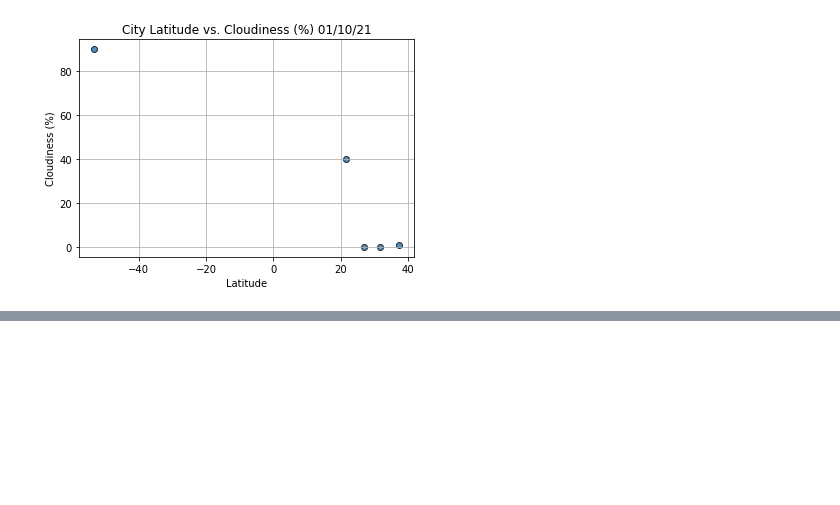
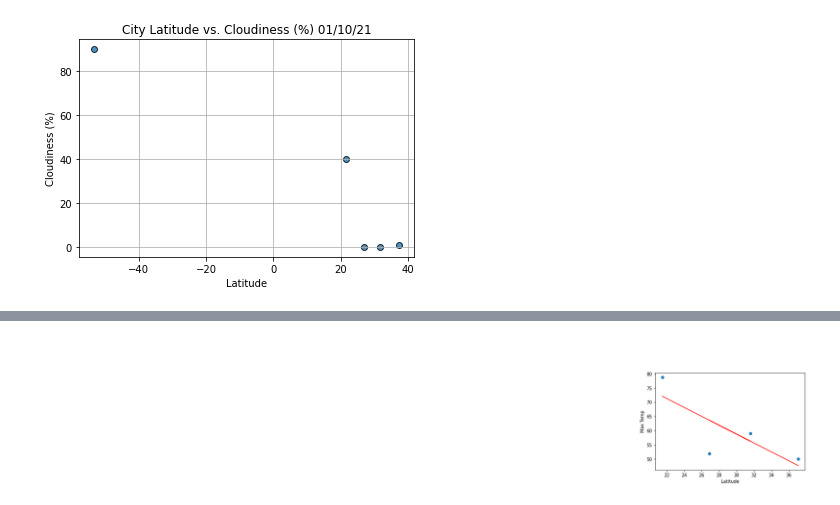
Before and after one commit to raajasrini/World_Weather_Analysis, a Jupyter notebook: WeatherPy.ipynb, the cells around one changed output, grey strips where cells are left out. Cells and saved outputs as stored; diff of their text form; code cells hidden in the pictures; blank space fills up the shorter version.

```diff
--- a/WeatherPy.ipynb
+++ b/WeatherPy.ipynb
@@ -264,0 +264,4 @@ plt.show()
+# %%
+# Create an equal number of latitudes and temperatures.
+lats = [42.5, 43.9, 8.1, 36.8, 79.9, 69.1, 25.7, 15.3, 12.7, 64.5]
+temps = [80.5, 75.3, 90.9, 90.0, 40.4, 62.3, 85.4, 79.6, 72.5, 72.0]
@@ -264,0 +325,9 @@ plt.show()
+# %%
+southern_hemi_df=city_data_df.loc[(city_data_df["Lat"] >= 0)].head()
+# Linear regression on the Southern Hemisphere
+x_values = southern_hemi_df["Lat"]
+y_values = southern_hemi_df["Max Temp"]
+# Call the function.
+plot_linear_regression(x_values, y_values,'Linear Regression on the Southern Hemisphere \for Maximum Temperature', 'Max Temp',(-50,90))
+# %% [output]
+[figure, added]
```
Also changed, not shown: parts of 19 cells of this notebook.
